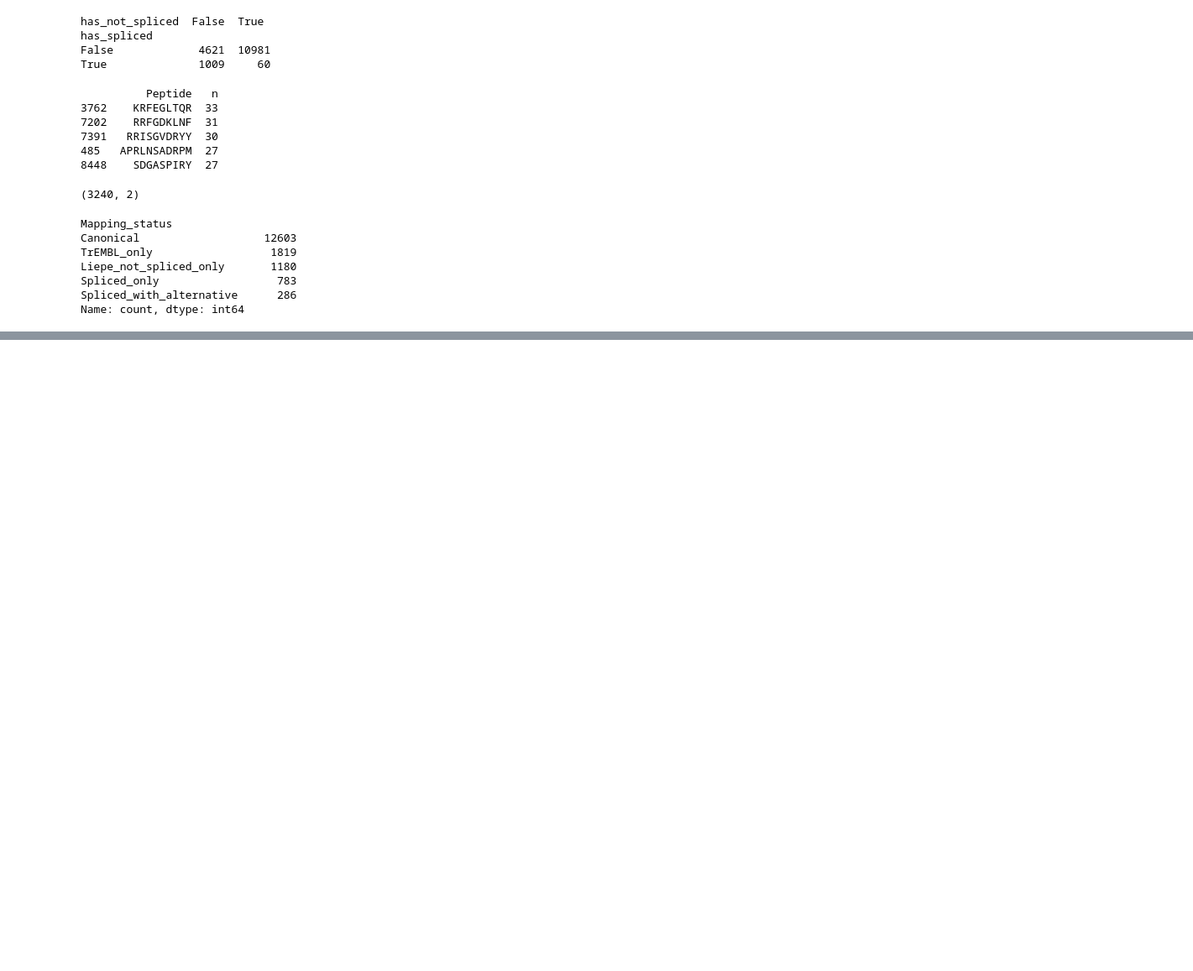
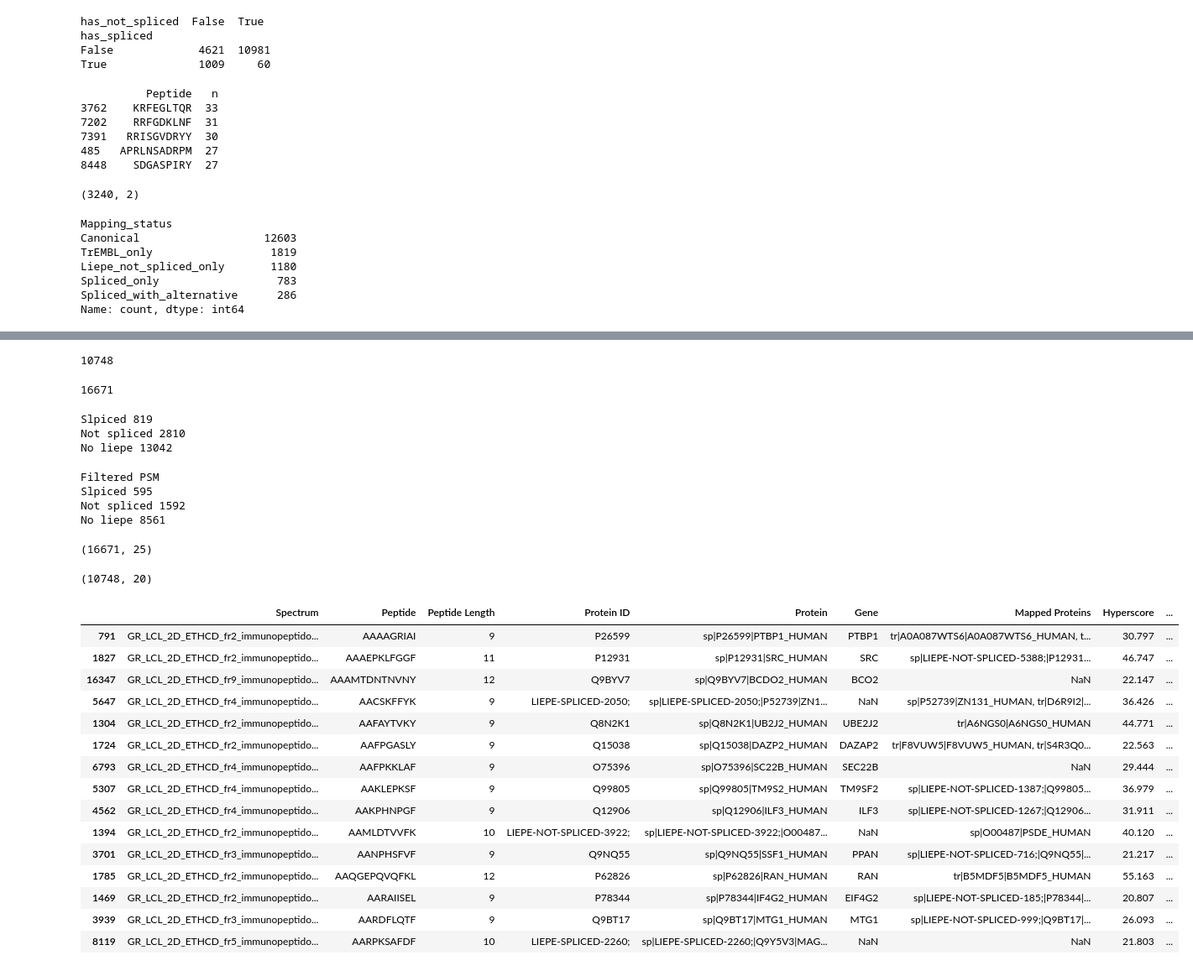
Before and after one commit to nnvero/Liepe-2016-reanalysis, a Jupyter notebook: downstream-analysis/psm-exploration.ipynb, the cells around one changed output, grey strips where cells are left out. Shown at 84% size. Drawn from its saved outputs; the diff is of its cells as text; code cells hidden in the pictures; blank space fills up the shorter version.

Commit message:
Classify hits

```diff
--- a/downstream-analysis/psm-exploration.ipynb
+++ b/downstream-analysis/psm-exploration.ipynb
@@ -74,3 +74,6 @@ psm.head(2)
 |  | Spectrum | Peptide | Peptide Length | Protein ID | Protein | Gene | Mapped Proteins | Hyperscore | ... |
 | 0 | GR_LCL_2D_ETHCD_fr1_immunopeptido... | APAPVQPPM | 9 | O14497 | sp|O14497|ARI1A_HUMAN | ARID1A | sp|LIEPE-NOT-SPLICED-12;|O14497|A... | 31.237 | ... |
 | 1 | GR_LCL_2D_ETHCD_fr1_immunopeptido... | IPPPPPPAM | 9 | Q9NTJ3 | sp|Q9NTJ3|SMC4_HUMAN | SMC4 | sp|LIEPE-NOT-SPLICED-13;|Q9NTJ3|S... | 28.492 | ... |
+# %%
+psm_filtered = psm.loc[psm.groupby('Peptide')['DeltaScore'].idxmax()]
+psm_filtered.shape
@@ -232,0 +278,47 @@ psm.to_csv("psm_labeled.tsv", sep="\t", index=False)
+# %%
+len(psm['Peptide'].unique())
+# %% [output]
+10748
+# %%
+len(psm['Spectrum'].unique())
+# %% [output]
+16671
+# %%
+spliced_rows = psm['Protein'].str.contains('LIEPE-SPLICED', na=False).sum()
+
+not_spliced_rows = psm['Protein'].str.contains('LIEPE-NOT-SPLICED', na=False).sum()
+
+no_liepe_rows = (~psm['Protein'].str.contains('LIEPE-', na=False)).sum()
+
+print('Slpiced', spliced_rows)
+print('Not spliced', not_spliced_rows)
+print('No liepe', no_liepe_rows)
+# %% [output]
+Slpiced 819
+Not spliced 2810
+No liepe 13042
+# %%
+spliced_rows = psm_filtered['Protein'].str.contains('LIEPE-SPLICED', na=False).sum()
+
+not_spliced_rows = psm_filtered['Protein'].str.contains('LIEPE-NOT-SPLICED', na=False).sum()
+
+no_liepe_rows = (~psm_filtered['Protein'].str.contains('LIEPE-', na=False)).sum()
+
+print('Filtered PSM')
+print('Slpiced', spliced_rows)
+print('Not spliced', not_spliced_rows)
+print('No liepe', no_liepe_rows)
+# %% [output]
+Filtered PSM
+Slpiced 595
+Not spliced 1592
+No liepe 8561
+# %%
+psm.shape
+# %% [output]
+(16671, 25)
+# %%
+peptide_df = pd.read_csv('../data/peptide.tsv', sep='\t')
+peptide_df.shape
+# %% [output]
+(10748, 20)
@@ -232,0 +372,20 @@ psm.to_csv("psm_labeled.tsv", sep="\t", index=False)
+# %%
+psm_filtered["Class"] = psm_filtered.apply(classify_row_with_first_hit_priority, axis=1)
+psm_filtered.head(15)
+# %% [output]
+|  | Spectrum | Peptide | Peptide Length | Protein ID | Protein | Gene | Mapped Proteins | Hyperscore | ... |
+| 791 | GR_LCL_2D_ETHCD_fr2_immunopeptido... | AAAAGRIAI | 9 | P26599 | sp|P26599|PTBP1_HUMAN | PTBP1 | tr|A0A087WTS6|A0A087WTS6_HUMAN, t... | 30.797 | ... |
+| 1827 | GR_LCL_2D_ETHCD_fr2_immunopeptido... | AAAEPKLFGGF | 11 | P12931 | sp|P12931|SRC_HUMAN | SRC | sp|LIEPE-NOT-SPLICED-5388;|P12931... | 46.747 | ... |
+| 16347 | GR_LCL_2D_ETHCD_fr9_immunopeptido... | AAAMTDNTNVNY | 12 | Q9BYV7 | sp|Q9BYV7|BCDO2_HUMAN | BCO2 | NaN | 22.147 | ... |
+| 5647 | GR_LCL_2D_ETHCD_fr4_immunopeptido... | AACSKFFYK | 9 | LIEPE-SPLICED-2050; | sp|LIEPE-SPLICED-2050;|P52739|ZN1... | NaN | sp|P52739|ZN131_HUMAN, tr|D6R9I2|... | 36.426 | ... |
+| 1304 | GR_LCL_2D_ETHCD_fr2_immunopeptido... | AAFAYTVKY | 9 | Q8N2K1 | sp|Q8N2K1|UB2J2_HUMAN | UBE2J2 | tr|A6NGS0|A6NGS0_HUMAN | 44.771 | ... |
+| 1724 | GR_LCL_2D_ETHCD_fr2_immunopeptido... | AAFPGASLY | 9 | Q15038 | sp|Q15038|DAZP2_HUMAN | DAZAP2 | tr|F8VUW5|F8VUW5_HUMAN, tr|S4R3Q0... | 22.563 | ... |
+| 6793 | GR_LCL_2D_ETHCD_fr4_immunopeptido... | AAFPKKLAF | 9 | O75396 | sp|O75396|SC22B_HUMAN | SEC22B | NaN | 29.444 | ... |
+| 5307 | GR_LCL_2D_ETHCD_fr4_immunopeptido... | AAKLEPKSF | 9 | Q99805 | sp|Q99805|TM9S2_HUMAN | TM9SF2 | sp|LIEPE-NOT-SPLICED-1387;|Q99805... | 36.979 | ... |
+| 4562 | GR_LCL_2D_ETHCD_fr4_immunopeptido... | AAKPHNPGF | 9 | Q12906 | sp|Q12906|ILF3_HUMAN | ILF3 | sp|LIEPE-NOT-SPLICED-1267;|Q12906... | 31.911 | ... |
+| 1394 | GR_LCL_2D_ETHCD_fr2_immunopeptido... | AAMLDTVVFK | 10 | LIEPE-NOT-SPLICED-3922; | sp|LIEPE-NOT-SPLICED-3922;|O00487... | NaN | sp|O00487|PSDE_HUMAN | 40.120 | ... |
+| 3701 | GR_LCL_2D_ETHCD_fr3_immunopeptido... | AANPHSFVF | 9 | Q9NQ55 | sp|Q9NQ55|SSF1_HUMAN | PPAN | sp|LIEPE-NOT-SPLICED-716;|Q9NQ55|... | 21.217 | ... |
+| 1785 | GR_LCL_2D_ETHCD_fr2_immunopeptido... | AAQGEPQVQFKL | 12 | P62826 | sp|P62826|RAN_HUMAN | RAN | tr|B5MDF5|B5MDF5_HUMAN | 55.163 | ... |
+| 1469 | GR_LCL_2D_ETHCD_fr2_immunopeptido... | AARAIISEL | 9 | P78344 | sp|P78344|IF4G2_HUMAN | EIF4G2 | sp|LIEPE-NOT-SPLICED-185;|P78344|... | 20.807 | ... |
+| 3939 | GR_LCL_2D_ETHCD_fr3_immunopeptido... | AARDFLQTF | 9 | Q9BT17 | sp|Q9BT17|MTG1_HUMAN | MTG1 | sp|LIEPE-NOT-SPLICED-999;|Q9BT17|... | 26.093 | ... |
+| 8119 | GR_LCL_2D_ETHCD_fr5_immunopeptido... | AARPKSAFDF | 10 | LIEPE-SPLICED-2260; | sp|LIEPE-SPLICED-2260;|Q9Y5V3|MAG... | NaN | NaN | 21.803 | ... |
```
Also changed, not shown: parts of 7 cells of this notebook.
